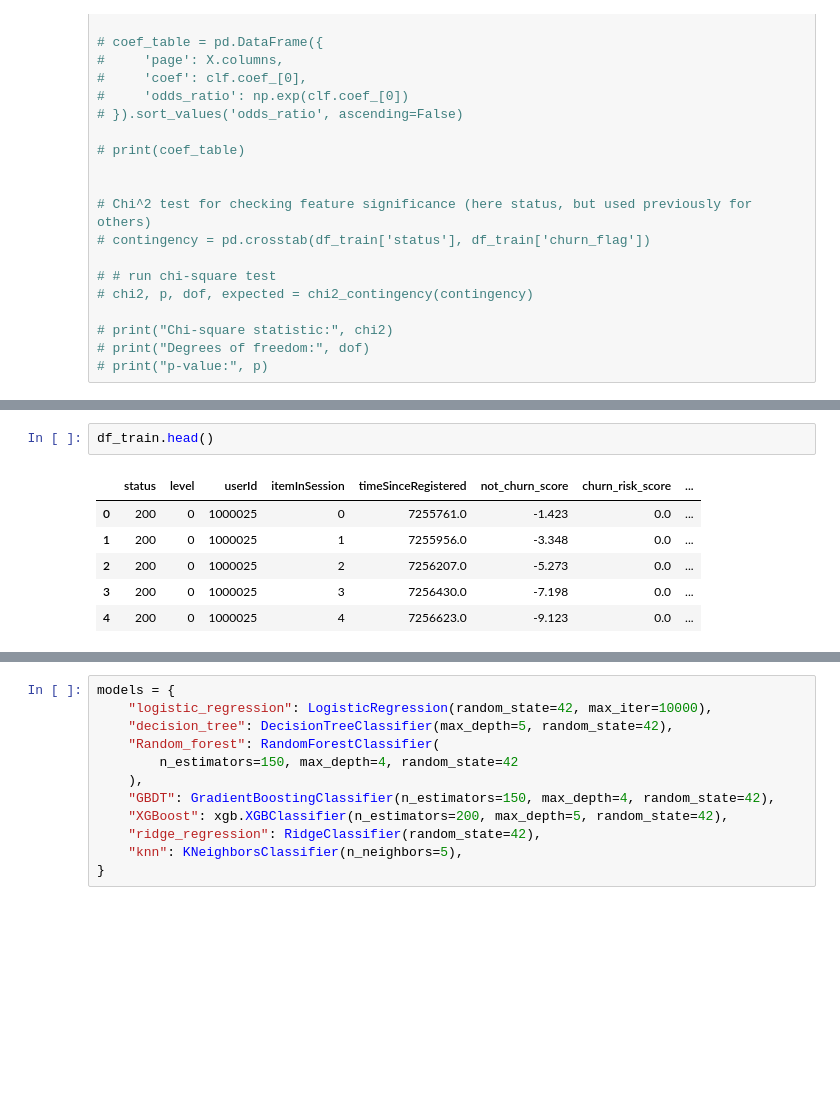
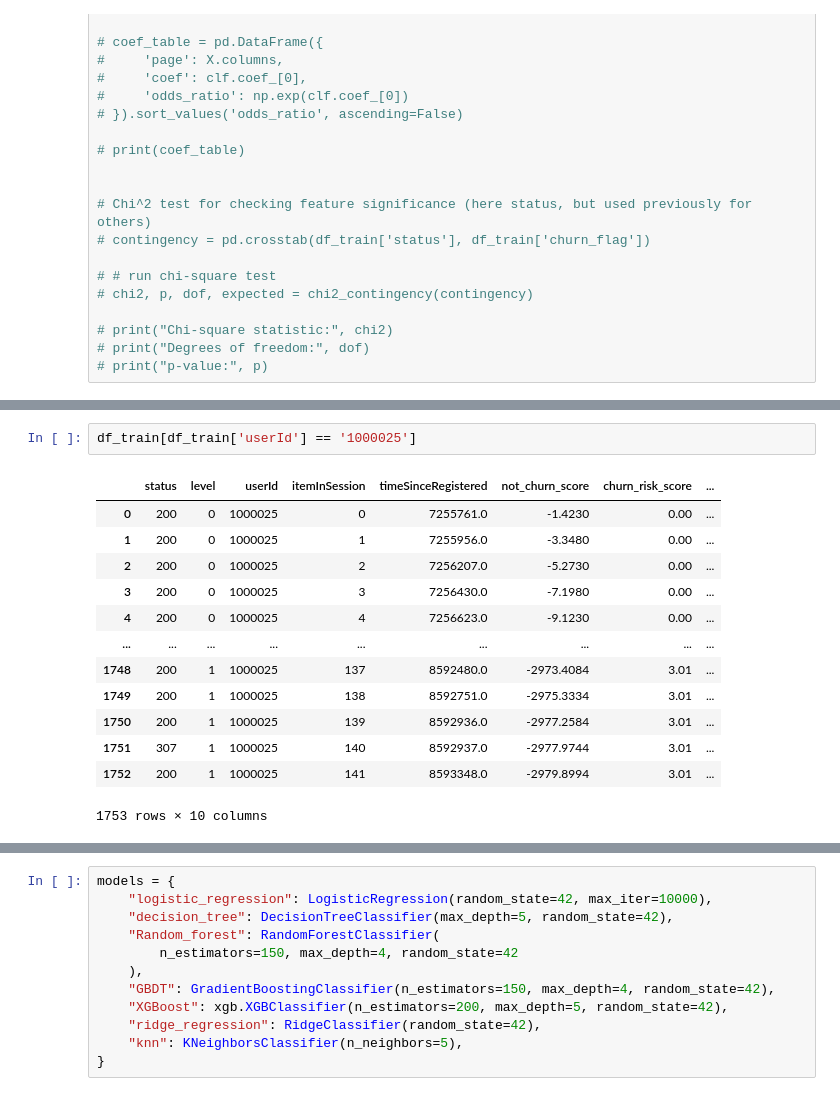
Before and after one commit to MaximeDespreaux/Churn_Prediction_Project, a Jupyter notebook: main_notebook.ipynb, the cells around one changed output, grey strips where cells are left out. Saved outputs shown, nothing was run; the diff lists cells and outputs as text; blank space fills up the shorter version.

```diff
--- a/main_notebook.ipynb
+++ b/main_notebook.ipynb
@@ -118,10 +198,17 @@ df_test = df_test.reset_index(drop=True)
-# %%
-df_train.head()
-# %% [output]
-|  | status | level | userId | itemInSession | timeSinceRegistered | not_churn_score | churn_risk_score | ... |
-| 0 | 200 | 0 | 1000025 | 0 | 7255761.0 | -1.423 | 0.0 | ... |
-| 1 | 200 | 0 | 1000025 | 1 | 7255956.0 | -3.348 | 0.0 | ... |
-| 2 | 200 | 0 | 1000025 | 2 | 7256207.0 | -5.273 | 0.0 | ... |
-| 3 | 200 | 0 | 1000025 | 3 | 7256430.0 | -7.198 | 0.0 | ... |
-| 4 | 200 | 0 | 1000025 | 4 | 7256623.0 | -9.123 | 0.0 | ... |
+# %%
+df_train[df_train['userId'] == '1000025']
+# %% [output]
+|  | status | level | userId | itemInSession | timeSinceRegistered | not_churn_score | churn_risk_score | ... |
+| 0 | 200 | 0 | 1000025 | 0 | 7255761.0 | -1.4230 | 0.00 | ... |
+| 1 | 200 | 0 | 1000025 | 1 | 7255956.0 | -3.3480 | 0.00 | ... |
+| 2 | 200 | 0 | 1000025 | 2 | 7256207.0 | -5.2730 | 0.00 | ... |
+| 3 | 200 | 0 | 1000025 | 3 | 7256430.0 | -7.1980 | 0.00 | ... |
+| 4 | 200 | 0 | 1000025 | 4 | 7256623.0 | -9.1230 | 0.00 | ... |
+| ... | ... | ... | ... | ... | ... | ... | ... | ... |
+| 1748 | 200 | 1 | 1000025 | 137 | 8592480.0 | -2973.4084 | 3.01 | ... |
+| 1749 | 200 | 1 | 1000025 | 138 | 8592751.0 | -2975.3334 | 3.01 | ... |
+| 1750 | 200 | 1 | 1000025 | 139 | 8592936.0 | -2977.2584 | 3.01 | ... |
+| 1751 | 307 | 1 | 1000025 | 140 | 8592937.0 | -2977.9744 | 3.01 | ... |
+| 1752 | 200 | 1 | 1000025 | 141 | 8593348.0 | -2979.8994 | 3.01 | ... |
+1753 rows × 10 columns
 # %%
```
Also changed, not shown: parts of 9 cells of this notebook.
